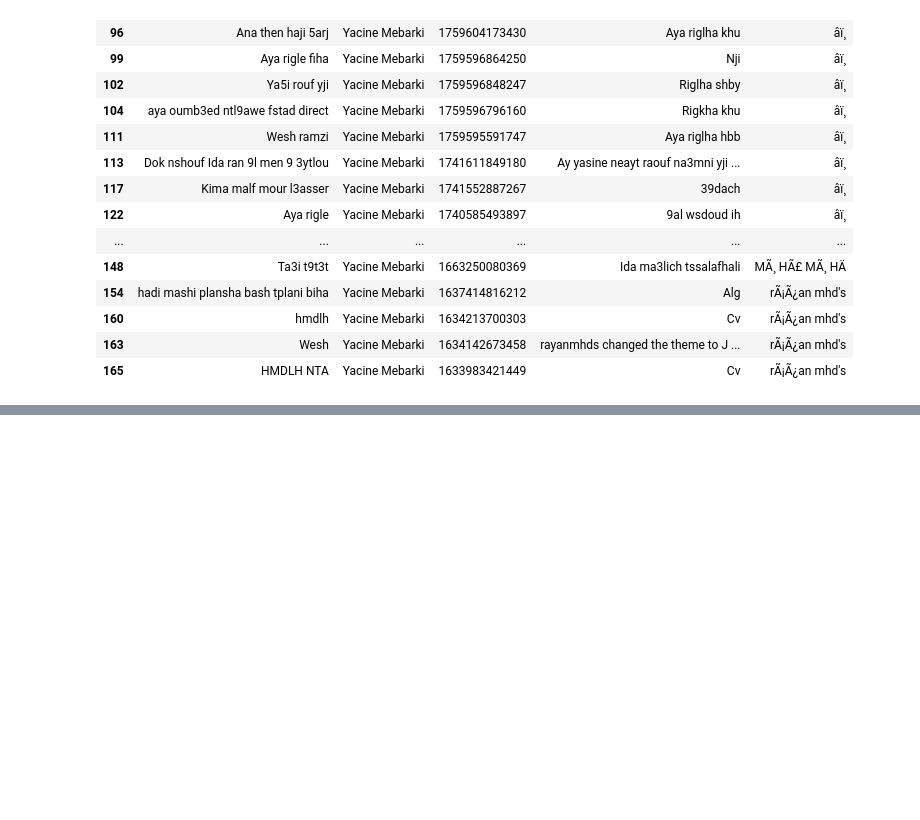
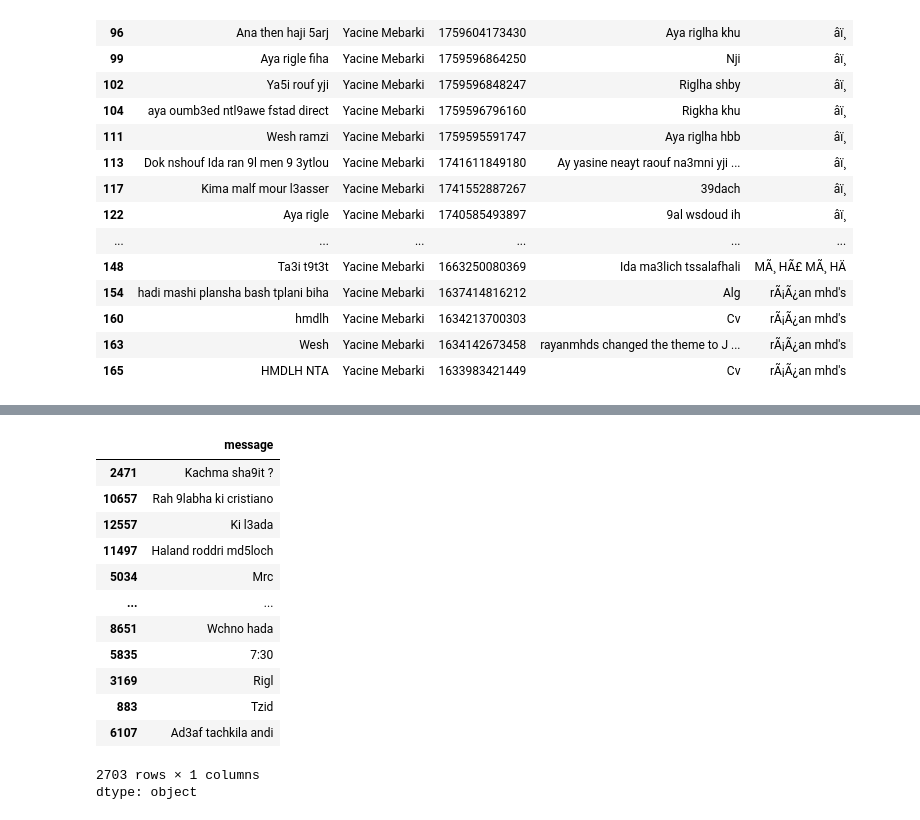
Before and after one commit to yacinemebarki/talk_like_me_gpt, a Jupyter notebook: building_model/Untitled2.ipynb, the cells around one changed output, grey strips where cells are left out. Cells and saved outputs as stored; diff of their text form; code cells hidden in the pictures; blank space fills up the shorter version.

```diff
--- a/building_model/Untitled2.ipynb
+++ b/building_model/Untitled2.ipynb
@@ -308 +361,18 @@ Epoch 5/5
 <keras.src.callbacks.history.History at 0x...>
+# %%
+x_test
+# %% [output]
+|  | message |
+| 2471 | Kachma sha9it ? |
+| 10657 | Rah 9labha ki cristiano |
+| 12557 | Ki l3ada |
+| 11497 | Haland roddri md5loch |
+| 5034 | Mrc |
+| ... | ... |
+| 8651 | Wchno hada |
+| 5835 | 7:30 |
+| 3169 | Rigl |
+| 883 | Tzid |
+| 6107 | Ad3af tachkila andi |
+2703 rows × 1 columns
+dtype: object
```
Also changed, not shown: parts of 31 cells of this notebook.
